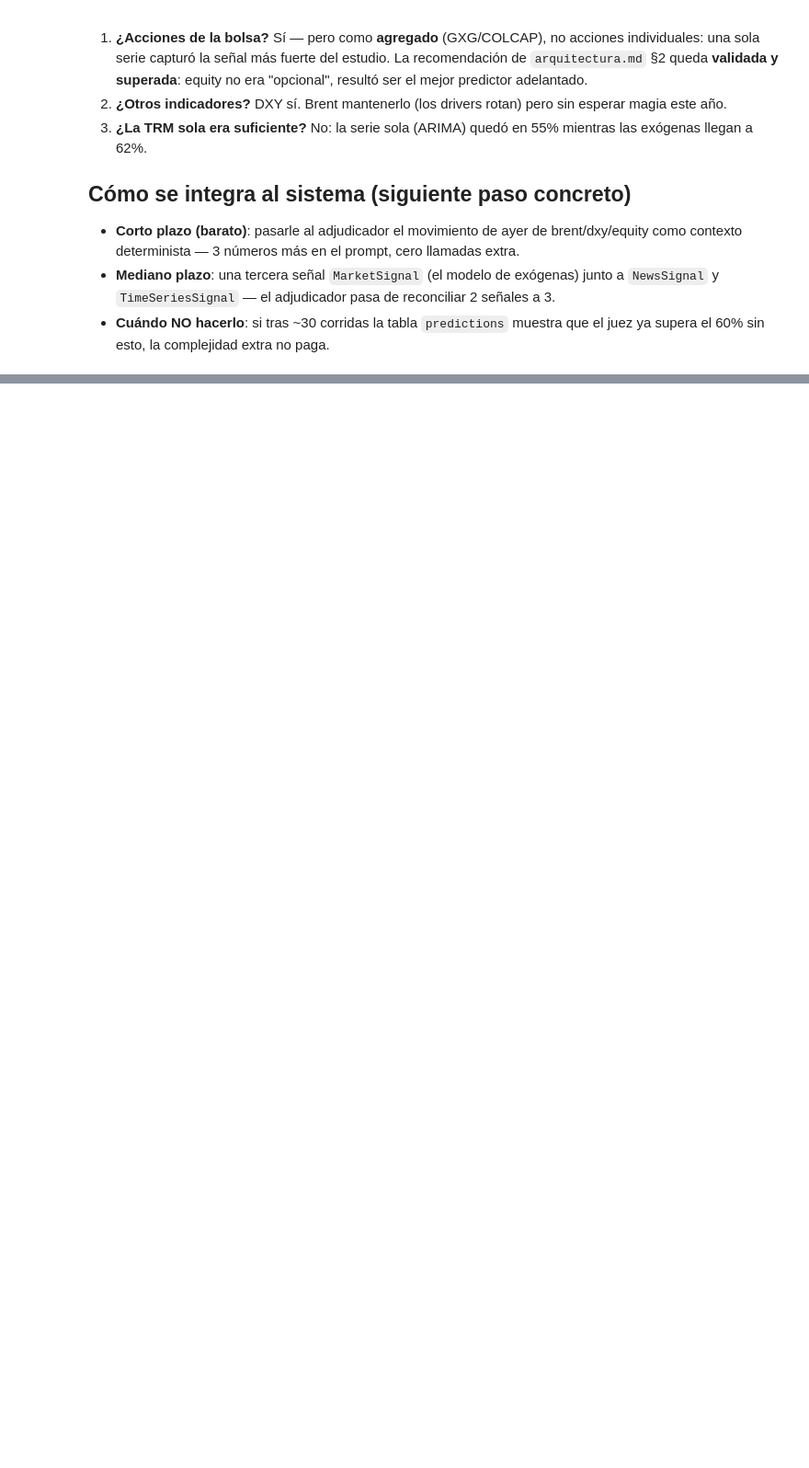
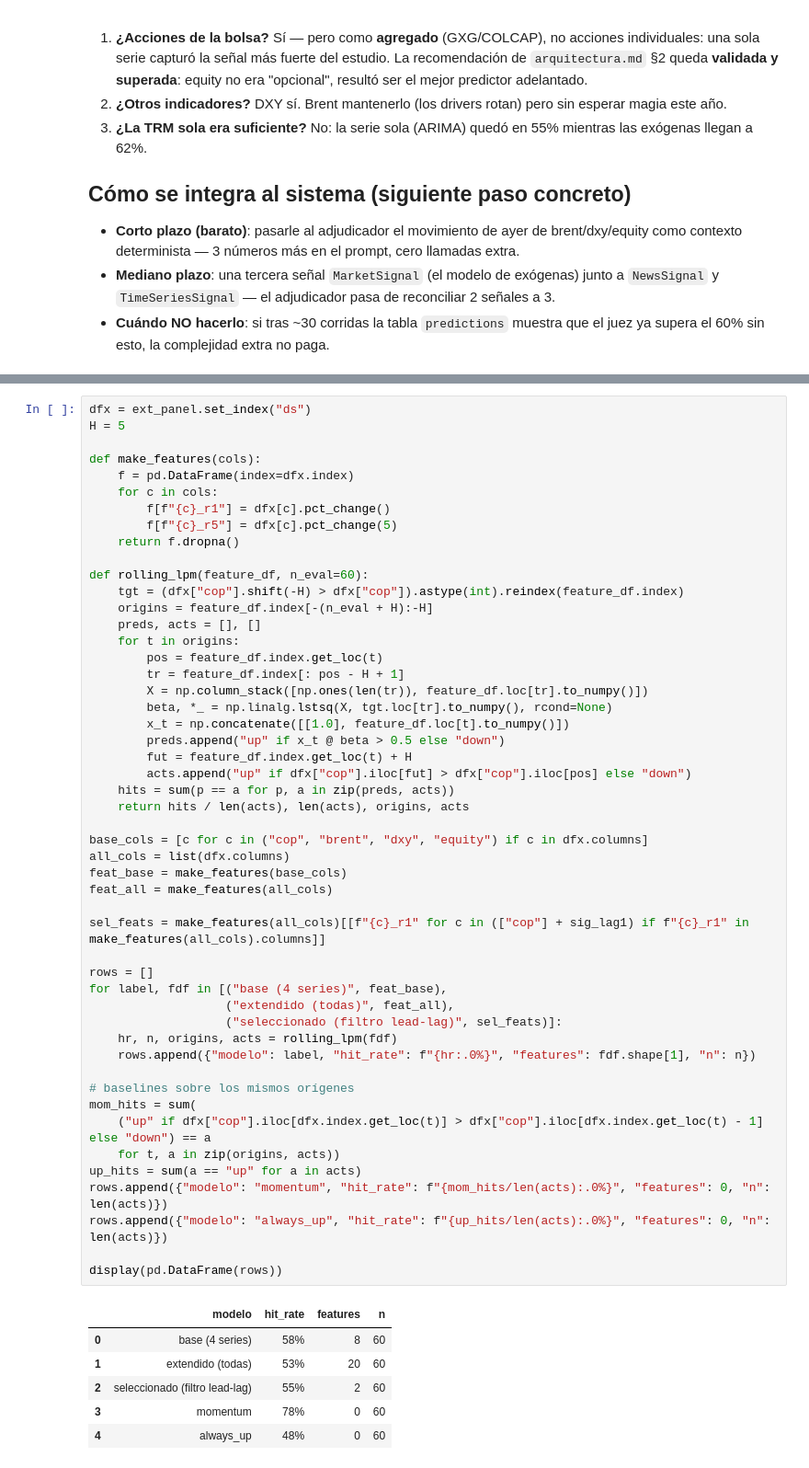
Before and after one commit to carlosjimenez88M/cop-fx-intelligence, a Jupyter notebook: notebooks/senales_macro.ipynb, the cells around one changed output, grey strips where cells are left out. Shown at 92% size. Cells and saved outputs as stored; diff of their text form; blank space fills up the shorter version.

```diff
--- a/notebooks/senales_macro.ipynb
+++ b/notebooks/senales_macro.ipynb
@@ -315,0 +398,57 @@ brent_*/equity_* negativos (petróleo y apetito de riesgo fortalecen al COP).
+# %%
+dfx = ext_panel.set_index("ds")
+H = 5
+
+def make_features(cols):
+    f = pd.DataFrame(index=dfx.index)
+    for c in cols:
+        f[f"{c}_r1"] = dfx[c].pct_change()
+        f[f"{c}_r5"] = dfx[c].pct_change(5)
+    return f.dropna()
+
+def rolling_lpm(feature_df, n_eval=60):
+    tgt = (dfx["cop"].shift(-H) > dfx["cop"]).astype(int).reindex(feature_df.index)
+    origins = feature_df.index[-(n_eval + H):-H]
+    preds, acts = [], []
+    for t in origins:
+        pos = feature_df.index.get_loc(t)
+        tr = feature_df.index[: pos - H + 1]
+        X = np.column_stack([np.ones(len(tr)), feature_df.loc[tr].to_numpy()])
+        beta, *_ = np.linalg.lstsq(X, tgt.loc[tr].to_numpy(), rcond=None)
+        x_t = np.concatenate([[1.0], feature_df.loc[t].to_numpy()])
+        preds.append("up" if x_t @ beta > 0.5 else "down")
+        fut = feature_df.index.get_loc(t) + H
+        acts.append("up" if dfx["cop"].iloc[fut] > dfx["cop"].iloc[pos] else "down")
+    hits = sum(p == a for p, a in zip(preds, acts))
+    return hits / len(acts), len(acts), origins, acts
+
+base_cols = [c for c in ("cop", "brent", "dxy", "equity") if c in dfx.columns]
+all_cols = list(dfx.columns)
+feat_base = make_features(base_cols)
+feat_all = make_features(all_cols)
+
+sel_feats = make_features(all_cols)[[f"{c}_r1" for c in (["cop"] + sig_lag1) if f"{c}_r1" in make_features(all_cols).columns]]
+
+rows = []
+for label, fdf in [("base (4 series)", feat_base),
+                   ("extendido (todas)", feat_all),
+                   ("seleccionado (filtro lead-lag)", sel_feats)]:
+    hr, n, origins, acts = rolling_lpm(fdf)
+    rows.append({"modelo": label, "hit_rate": f"{hr:.0%}", "features": fdf.shape[1], "n": n})
+
+# baselines sobre los mismos orígenes
+mom_hits = sum(
+    ("up" if dfx["cop"].iloc[dfx.index.get_loc(t)] > dfx["cop"].iloc[dfx.index.get_loc(t) - 1] else "down") == a
+    for t, a in zip(origins, acts))
+up_hits = sum(a == "up" for a in acts)
+rows.append({"modelo": "momentum", "hit_rate": f"{mom_hits/len(acts):.0%}", "features": 0, "n": len(acts)})
+rows.append({"modelo": "always_up", "hit_rate": f"{up_hits/len(acts):.0%}", "features": 0, "n": len(acts)})
+
+display(pd.DataFrame(rows))
+# %% [output]
+|  | modelo | hit_rate | features | n |
+| 0 | base (4 series) | 58% | 8 | 60 |
+| 1 | extendido (todas) | 53% | 20 | 60 |
+| 2 | seleccionado (filtro lead-lag) | 55% | 2 | 60 |
+| 3 | momentum | 78% | 0 | 60 |
+| 4 | always_up | 48% | 0 | 60 |
```
Also changed, not shown: parts of 8 cells of this notebook.
